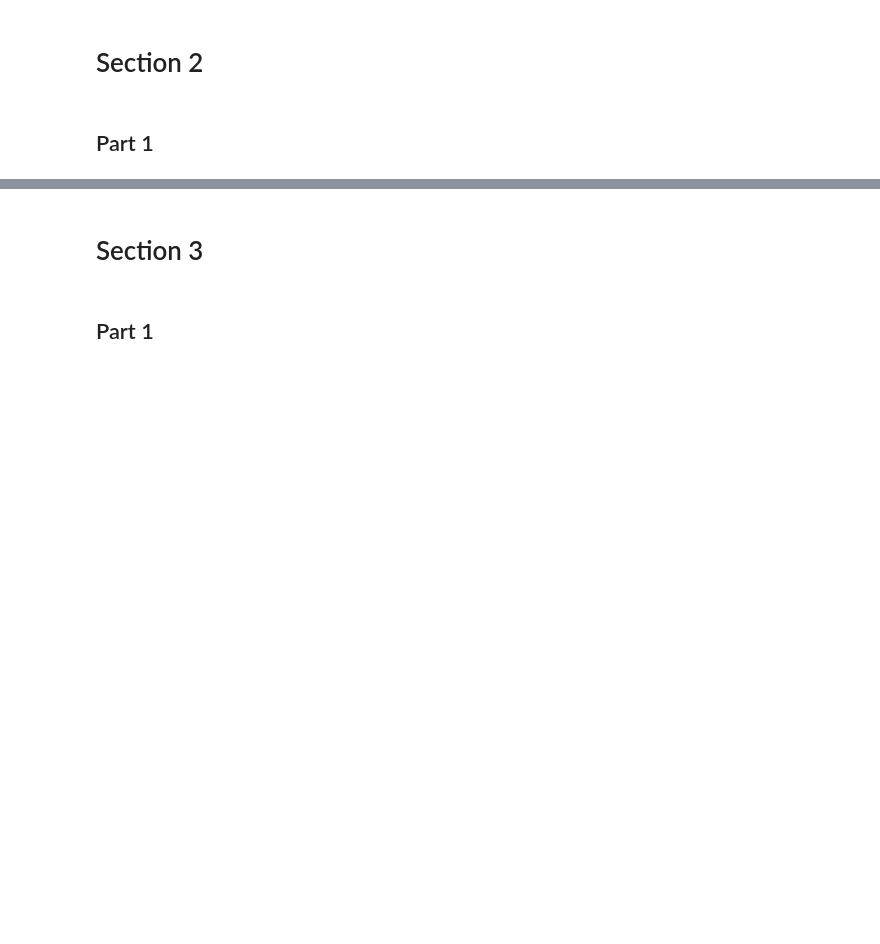
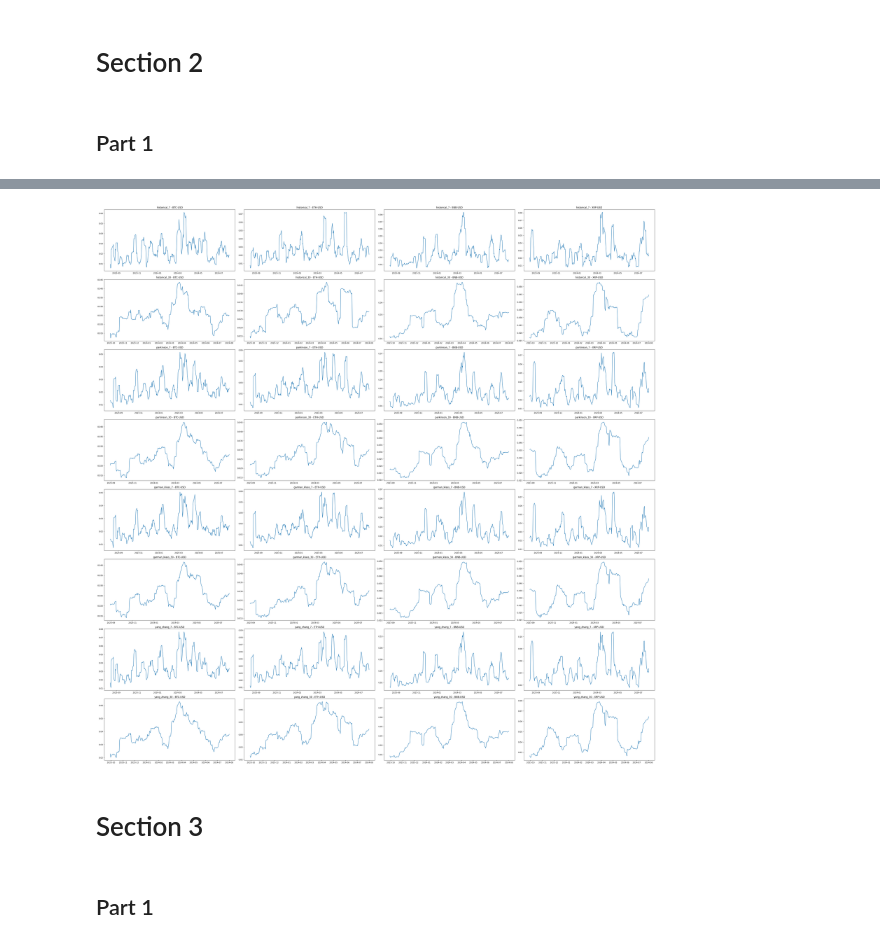
Before and after one commit to K-T-P/Trading-Algorithms-Project, a Jupyter notebook: project.ipynb, the cells around one changed output, grey strips where cells are left out. Drawn from its saved outputs; the diff is of its cells as text; code cells hidden in the pictures; blank space fills up the shorter version.

Commit message:
feat: calculate needed proxies

```diff
--- a/project.ipynb
+++ b/project.ipynb
@@ -141,3 +225,42 @@ plt.show()
+# %%
+historical_7 = calculate_historical_volatility(train_data, window=7)
+proxies["historical_7"] = historical_7
+
+historical_30 = calculate_historical_volatility(train_data, window=30)
+proxies["historical_30"] = historical_30
+# %%
+parkinson_7 = calculate_parkinson_volatility(train_data, window=7)
+proxies["parkinson_7"] = parkinson_7
+
+parkinson_30 = calculate_parkinson_volatility(train_data, window=30)
+proxies["parkinson_30"] = parkinson_30
+# %%
+garman_klass_7 = calculate_garman_klass_volatility(train_data, window=7)
+proxies["garman_klass_7"] = garman_klass_7
+
+garman_klass_30 = calculate_garman_klass_volatility(train_data, window=30)
+proxies["garman_klass_30"] = garman_klass_30
+# %%
+yang_zhang_7 = calculate_yang_zhang_volatility(train_data, window=7)
+proxies["yang_zhang_7"] = yang_zhang_7
+
+yang_zhang_30 = calculate_yang_zhang_volatility(train_data, window=30)
+proxies["yang_zhang_30"] = yang_zhang_30
+# %%
+rows = len(proxies)
+cols = 4
+fig, axes = plt.subplots(nrows=rows, ncols=cols, figsize=(cols * 10, rows * 5))
+
+for i, (proxy_name, proxy_data) in enumerate(proxies.items()):
+    for j, coin in enumerate(coins):
+      ax = axes[i, j] if rows > 1 else axes[j]
+      ax.plot(proxy_data[coin])
+      ax.set_title(f"{proxy_name} - {coin}")
+
+plt.tight_layout()
+plt.show()
+# %% [output]
+[figure, added]
 # %% [markdown]
 # Section 3
 # %% [markdown]
```
Also changed, not shown: parts of 13 cells of this notebook.
